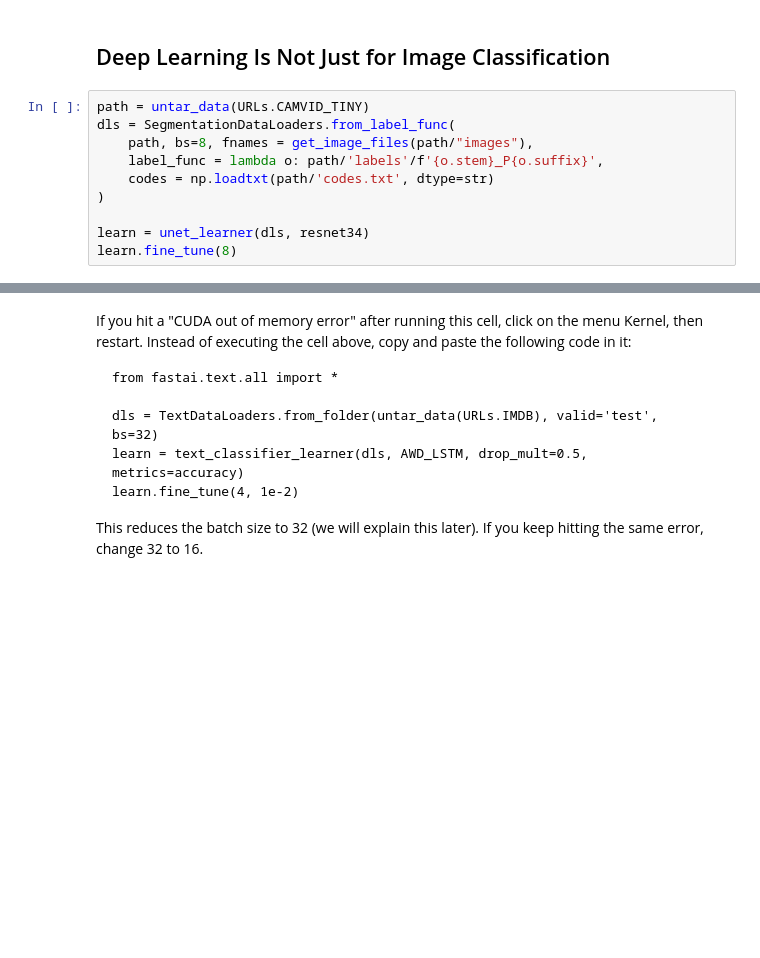
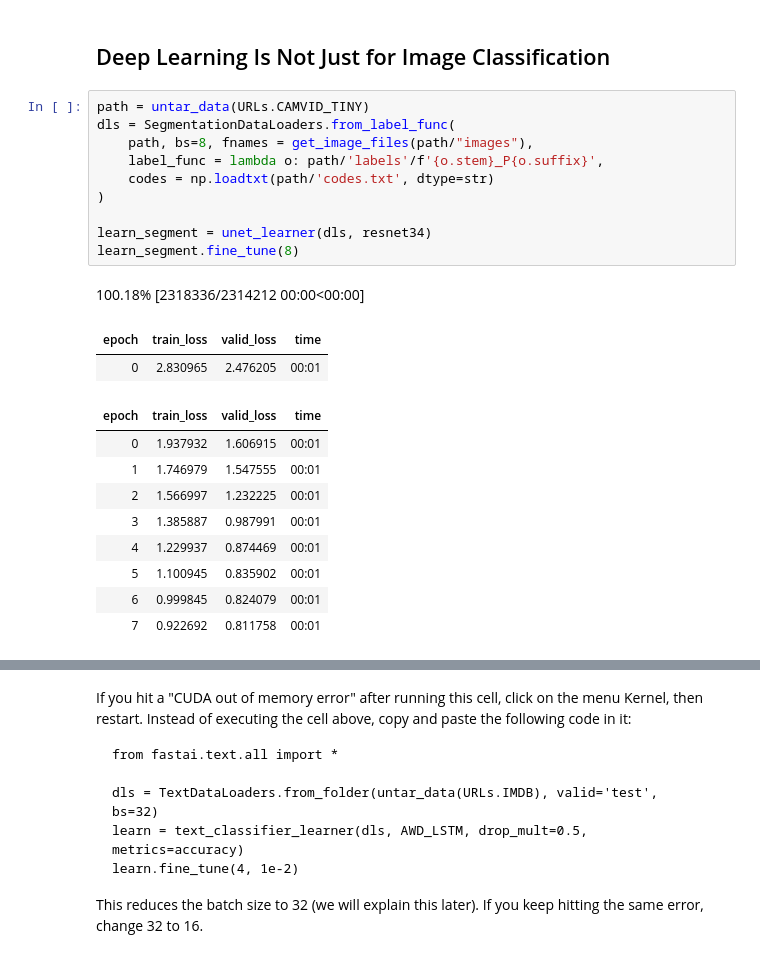
Before and after one commit to warrenrose/Fastai-Learning, a Jupyter notebook: 01_intro.ipynb, the cells around one changed output, grey strips where cells are left out. Drawn from its saved outputs; the diff is of its cells as text; blank space fills up the shorter version.

```diff
--- a/01_intro.ipynb
+++ b/01_intro.ipynb
@@ -110,11 +174,24 @@ Since these kinds of machine learning models can only make *predictions* (i.e.,
 # %%
 path = untar_data(URLs.CAMVID_TINY)
 dls = SegmentationDataLoaders.from_label_func(
     path, bs=8, fnames = get_image_files(path/"images"),
     label_func = lambda o: path/'labels'/f'{o.stem}_P{o.suffix}',
     codes = np.loadtxt(path/'codes.txt', dtype=str)
 )
 
-learn = unet_learner(dls, resnet34)
-learn.fine_tune(8)
+learn_segment = unet_learner(dls, resnet34)
+learn_segment.fine_tune(8)
+# %% [output]
+100.18% [2318336/2314212 00:00<00:00]
+| epoch | train_loss | valid_loss | time |
+| 0 | 2.830965 | 2.476205 | 00:01 |
+| epoch | train_loss | valid_loss | time |
+| 0 | 1.937932 | 1.606915 | 00:01 |
+| 1 | 1.746979 | 1.547555 | 00:01 |
+| 2 | 1.566997 | 1.232225 | 00:01 |
+| 3 | 1.385887 | 0.987991 | 00:01 |
+| 4 | 1.229937 | 0.874469 | 00:01 |
+| 5 | 1.100945 | 0.835902 | 00:01 |
+| 6 | 0.999845 | 0.824079 | 00:01 |
+| 7 | 0.922692 | 0.811758 | 00:01 |
 # %%
```
Also changed, not shown: parts of 26 cells of this notebook.
